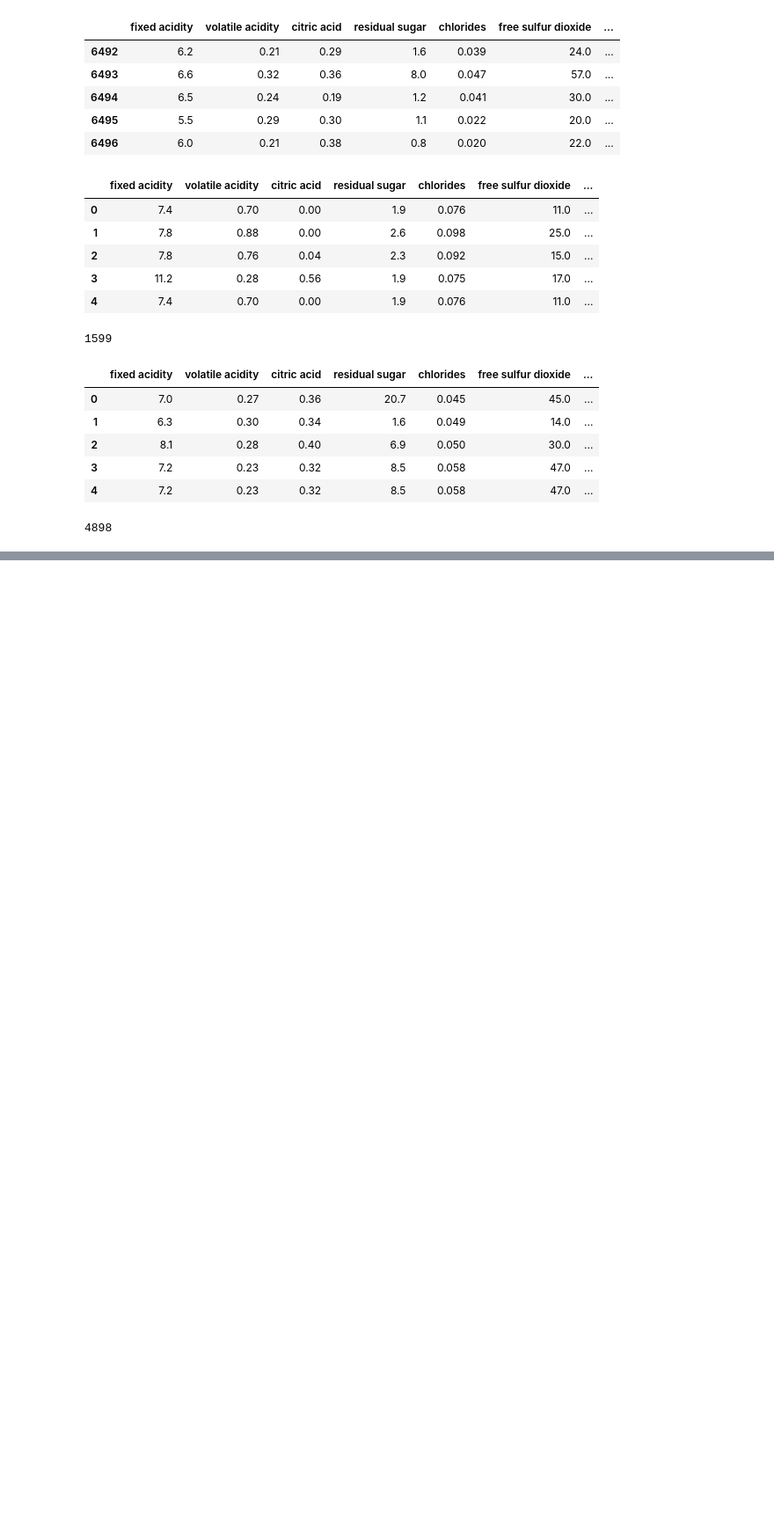
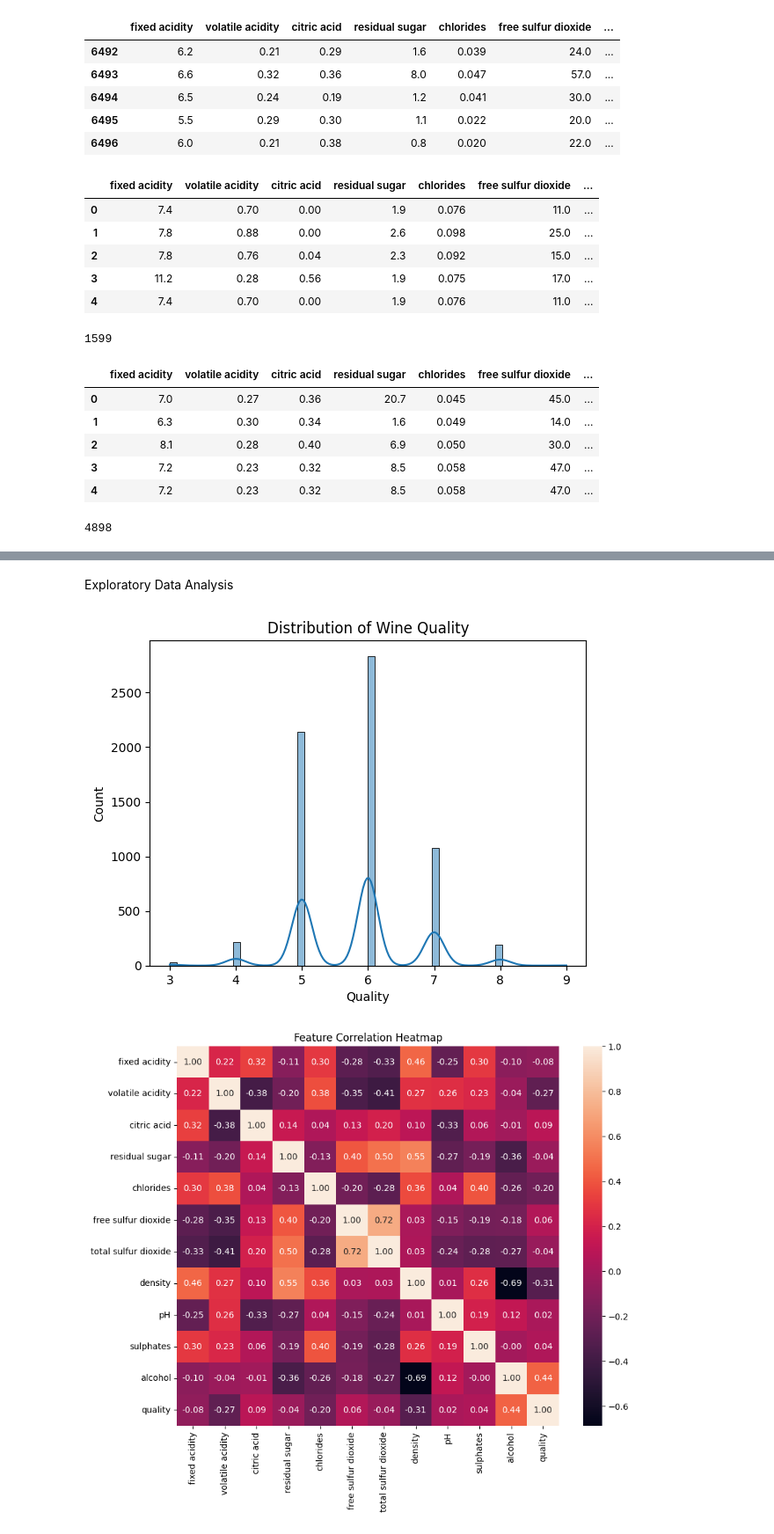
Before and after one commit to Richmondiroegbu/wine-quality-prediction-project, a Jupyter notebook: wine_quality_prediction_project.ipynb, the cells around one changed output, grey strips where cells are left out. Shown at 88% size. Cells and saved outputs as stored; diff of their text form; code cells hidden in the pictures; blank space fills up the shorter version.

Commit message:
Performing Exploratory Data Analysis

```diff
--- a/wine_quality_prediction_project.ipynb
+++ b/wine_quality_prediction_project.ipynb
@@ -81,0 +106,21 @@ len(white_df)
+# %% [markdown]
+Exploratory Data Analysis
+# %%
+# ============================================
+# 03. EXPLORATION DATA ANALYSIS
+# ============================================
+
+# Target distribution
+sns.histplot(df['quality'], kde=True)
+plt.title('Distribution of Wine Quality')
+plt.xlabel('Quality')
+plt.show()
+
+# Correlation heatmap
+plt.figure(figsize=(10,8))
+sns.heatmap(df.select_dtypes(exclude="object" ).corr(), annot=True, fmt='.2f')
+plt.title('Feature Correlation Heatmap')
+plt.show()
+# %% [output]
+[figure, added]
+[figure, added]
```
Also changed, not shown: parts of 2 cells of this notebook.
